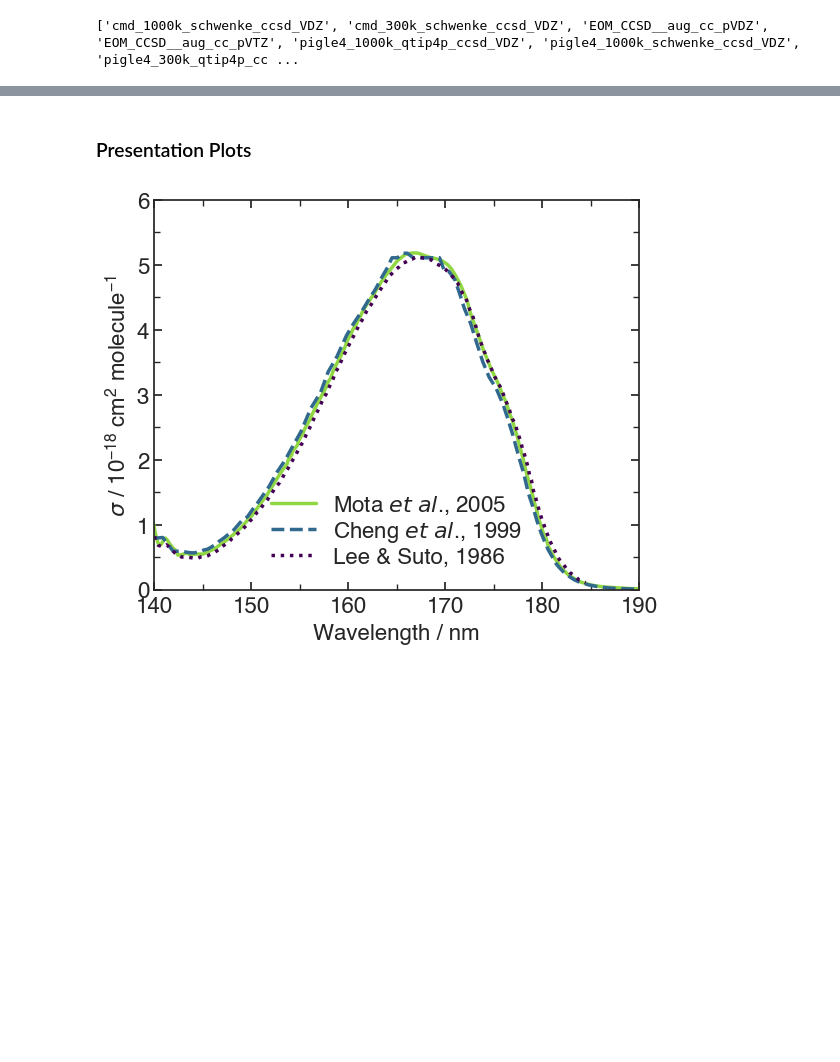
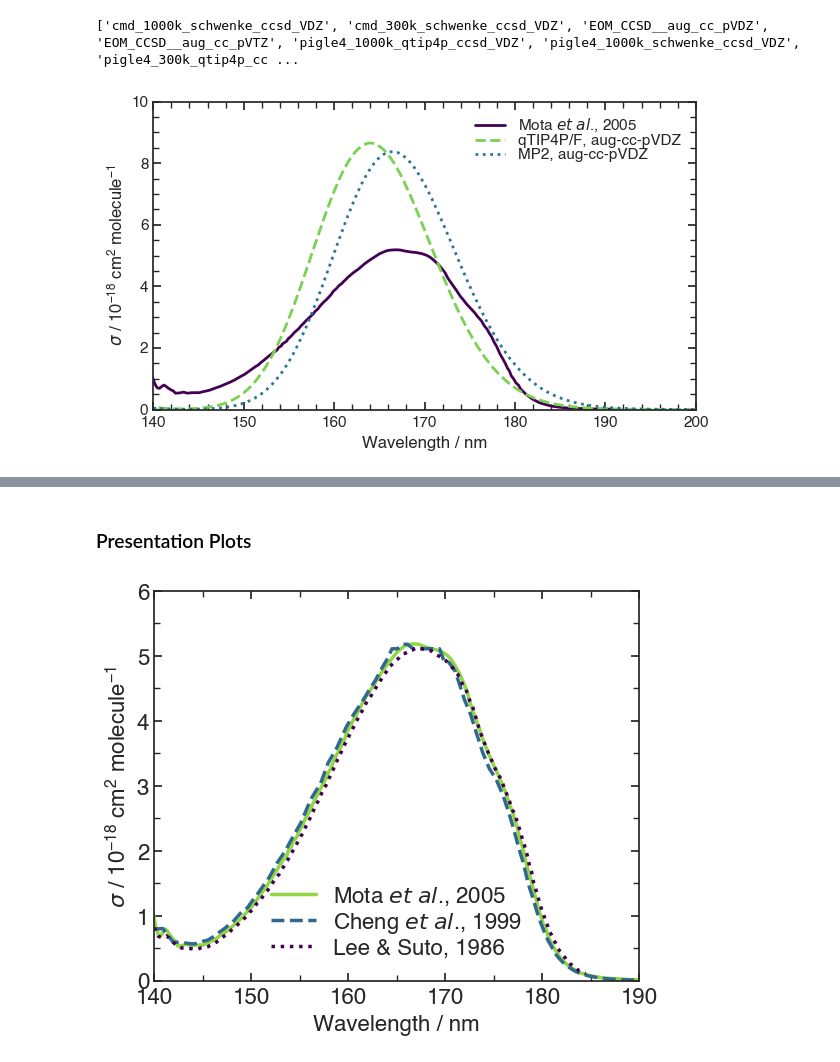
Before and after one commit to mbarnfield63/MSci_Project, a Jupyter notebook: ABIN/XSecs.ipynb, the cells around one changed output, grey strips where cells are left out. Saved outputs shown, nothing was run; the diff lists cells and outputs as text; code cells hidden in the pictures; blank space fills up the shorter version.

```diff
--- a/ABIN/XSecs.ipynb
+++ b/ABIN/XSecs.ipynb
@@ -100,0 +111,18 @@ qtip4pf_optimized_single_point['Cross section / cm^2'] = qtip4pf_optimized_singl
+# %%
+sns.set_theme(style='ticks', rc=thesis_params)
+
+fig, ax = plt.subplots(figsize=(7, 4))
+
+sns.lineplot(data=Experimental_Mota_2005, x='Energy / nm', y='Cross section / cm^2', label='Mota $\it{et}$ $\it{al}$., 2005', ax=ax, c='#440154')
+sns.lineplot(data=qtip4pf_optimized_single_point, x='Energy / nm', y='Cross section / cm^2', label='qTIP4P/F, aug-cc-pVDZ', linestyle='--', ax=ax, c='#7ad151')
+sns.lineplot(data=EOM_CCSD__aug_cc_pVDZ, x='Energy / nm', y='Cross section / cm^2', label='MP2, aug-cc-pVDZ', linestyle=':', ax=ax, c='#2a788e')
+
+ax.set_xlabel('Wavelength / nm')
+ax.set_xlim(140,200)
+ax.set_ylabel(r'$\sigma$ / 10$\mathregular{^{-18}}$ cm$\mathregular{^{2}}$ molecule$\mathregular{^{-1}}$')
+ax.set_ylim(0, 10)
+ax.legend(loc='best')
+
+plt.savefig('Plots/SinglePoint_XSecs.png', dpi=200)
+# %% [output]
+[figure, added]
```
Also changed, not shown: parts of 14 cells of this notebook.
